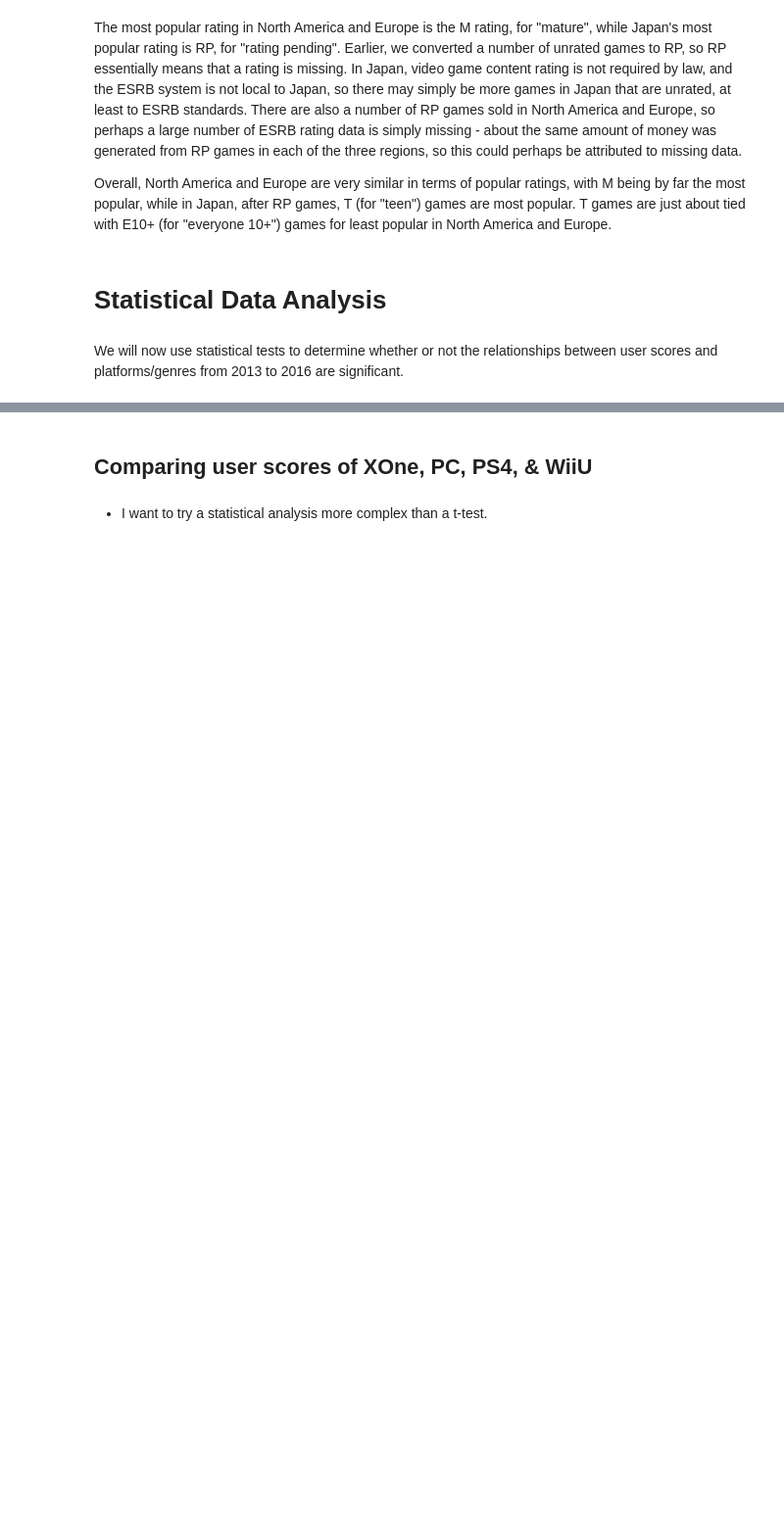
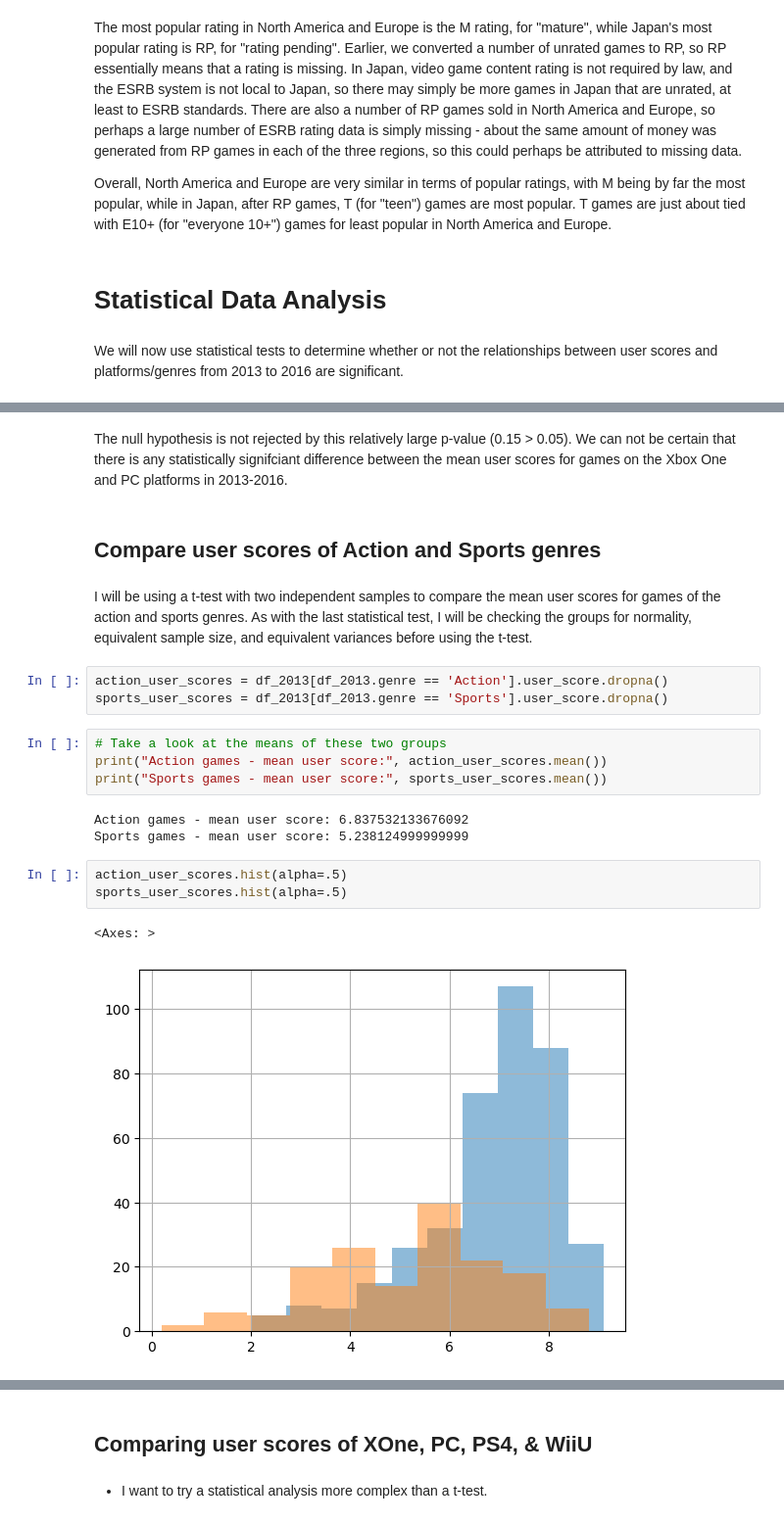
Before and after one commit to jnorfolk/Video-Game-Sales, a Jupyter notebook: video_game_sales.ipynb, the cells around one changed output, grey strips where cells are left out. Shown at 98% size. Saved outputs shown, nothing was run; the diff lists cells and outputs as text; blank space fills up the shorter version.

```diff
--- a/video_game_sales.ipynb
+++ b/video_game_sales.ipynb
@@ -826,0 +880,22 @@ We will now use statistical tests to determine whether or not the relationships
+# %% [markdown]
+The null hypothesis is not rejected by this relatively large p-value (0.15 > 0.05). We can not be certain that there is any statistically signifciant difference between the mean user scores for games on the Xbox One and PC platforms in 2013-2016.
+# %% [markdown]
+## Compare user scores of Action and Sports genres
+# %% [markdown]
+I will be using a t-test with two independent samples to compare the mean user scores for games of the action and sports genres. As with the last statistical test, I will be checking the groups for normality, equivalent sample size, and equivalent variances before using the t-test.
+# %%
+action_user_scores = df_2013[df_2013.genre == 'Action'].user_score.dropna()
+sports_user_scores = df_2013[df_2013.genre == 'Sports'].user_score.dropna()
+# %%
+# Take a look at the means of these two groups
+print("Action games - mean user score:", action_user_scores.mean())
+print("Sports games - mean user score:", sports_user_scores.mean())
+# %% [output]
+Action games - mean user score: 6.837532133676092
+Sports games - mean user score: 5.238124999999999
+# %%
+action_user_scores.hist(alpha=.5)
+sports_user_scores.hist(alpha=.5)
+# %% [output]
+<Axes: >
+[figure, added]
```
Also changed, not shown: parts of 61 cells of this notebook.
